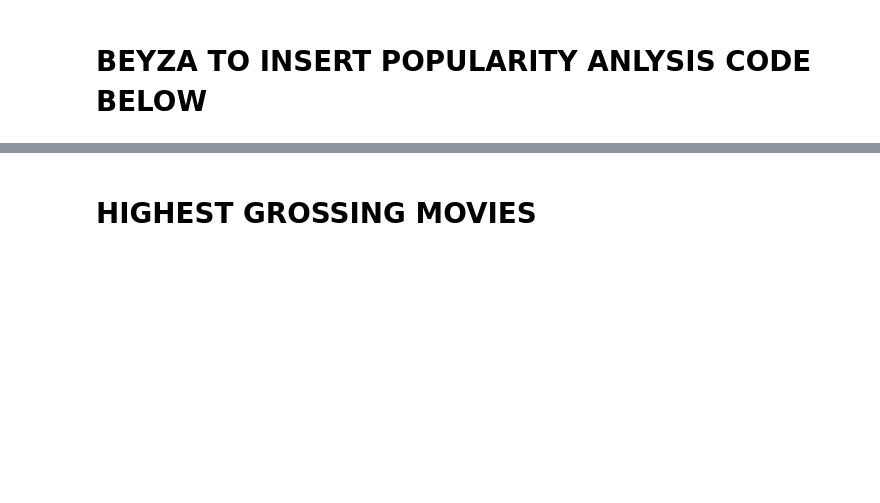
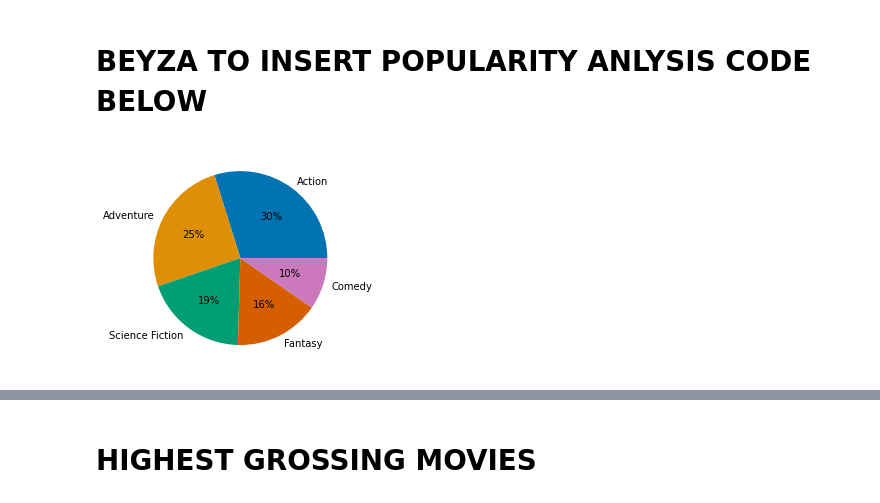
Before and after one commit to jswec/Microsoft-Pitch, a Jupyter notebook: notebooks/exploratory.ipynb, the cells around one changed output, grey strips where cells are left out. Drawn from its saved outputs; the diff is of its cells as text; code cells hidden in the pictures; blank space fills up the shorter version.

```diff
--- a/notebooks/exploratory.ipynb
+++ b/notebooks/exploratory.ipynb
@@ -35,2 +32,10 @@ movies_primary.head()
 # %% [markdown]
 # BEYZA TO INSERT POPULARITY ANLYSIS CODE BELOW
+# %%
+data = [34, 29, 22, 18, 11]
+keys = ['Action', 'Adventure', 'Science Fiction', 'Fantasy', 'Comedy']
+palette_color = sb.color_palette('colorblind')
+plt.pie(data, labels=keys, colors=palette_color,autopct='%.0f%%')
+plt.show()
+# %% [output]
+[figure, added]
```
Also changed, not shown: parts of 7 cells of this notebook.
